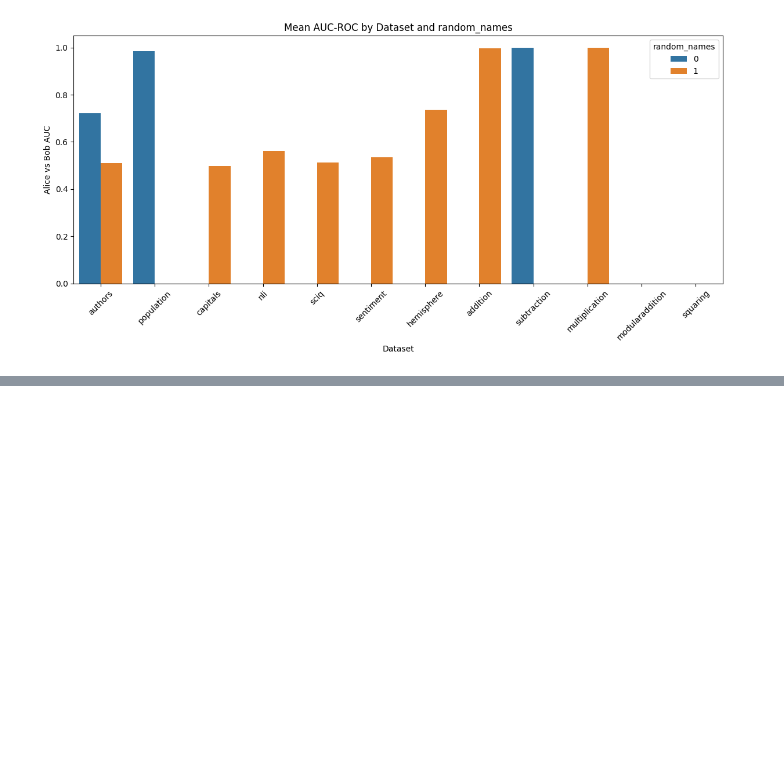
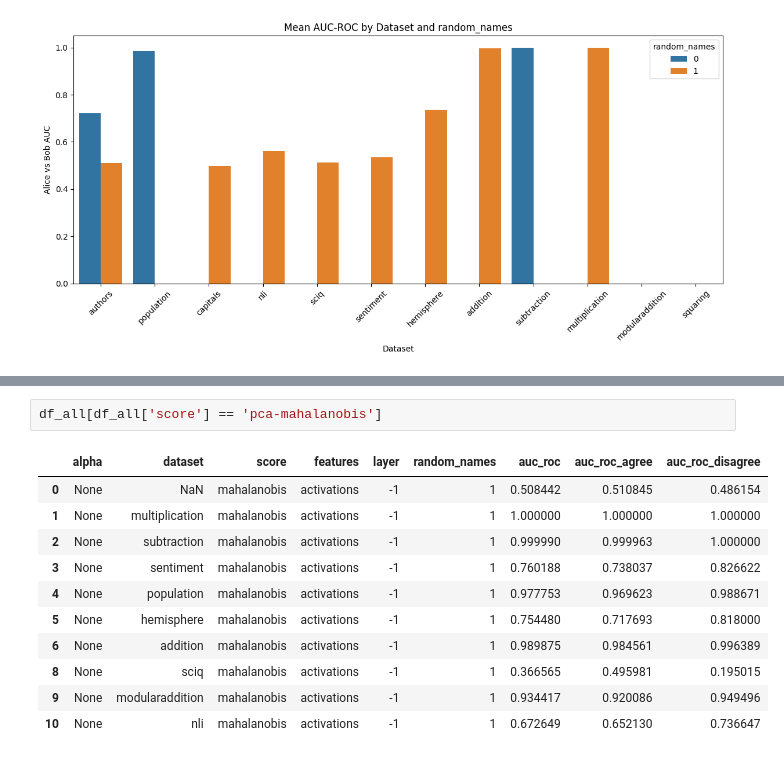
Before and after one commit to EleutherAI/cupbearer, a Jupyter notebook: notebooks/plot_results.ipynb, the cells around one changed output, grey strips where cells are left out. Saved outputs shown, nothing was run; the diff lists cells and outputs as text; blank space fills up the shorter version.

```diff
--- a/notebooks/plot_results.ipynb
+++ b/notebooks/plot_results.ipynb
@@ -301,0 +261,14 @@ df[df['layer'] < 0]
+# %%
+df_all[df_all['score'] == 'pca-mahalanobis']
+# %% [output]
+|  | alpha | dataset | score | features | layer | random_names | auc_roc | auc_roc_agree | auc_roc_disagree |
+| 0 | None | NaN | mahalanobis | activations | -1 | 1 | 0.508442 | 0.510845 | 0.486154 |
+| 1 | None | multiplication | mahalanobis | activations | -1 | 1 | 1.000000 | 1.000000 | 1.000000 |
+| 2 | None | subtraction | mahalanobis | activations | -1 | 1 | 0.999990 | 0.999963 | 1.000000 |
+| 3 | None | sentiment | mahalanobis | activations | -1 | 1 | 0.760188 | 0.738037 | 0.826622 |
+| 4 | None | population | mahalanobis | activations | -1 | 1 | 0.977753 | 0.969623 | 0.988671 |
+| 5 | None | hemisphere | mahalanobis | activations | -1 | 1 | 0.754480 | 0.717693 | 0.818000 |
+| 6 | None | addition | mahalanobis | activations | -1 | 1 | 0.989875 | 0.984561 | 0.996389 |
+| 8 | None | sciq | mahalanobis | activations | -1 | 1 | 0.366565 | 0.495981 | 0.195015 |
+| 9 | None | modularaddition | mahalanobis | activations | -1 | 1 | 0.934417 | 0.920086 | 0.949496 |
+| 10 | None | nli | mahalanobis | activations | -1 | 1 | 0.672649 | 0.652130 | 0.736647 |
```
Also changed, not shown: parts of 12 cells of this notebook, 1 other file.
